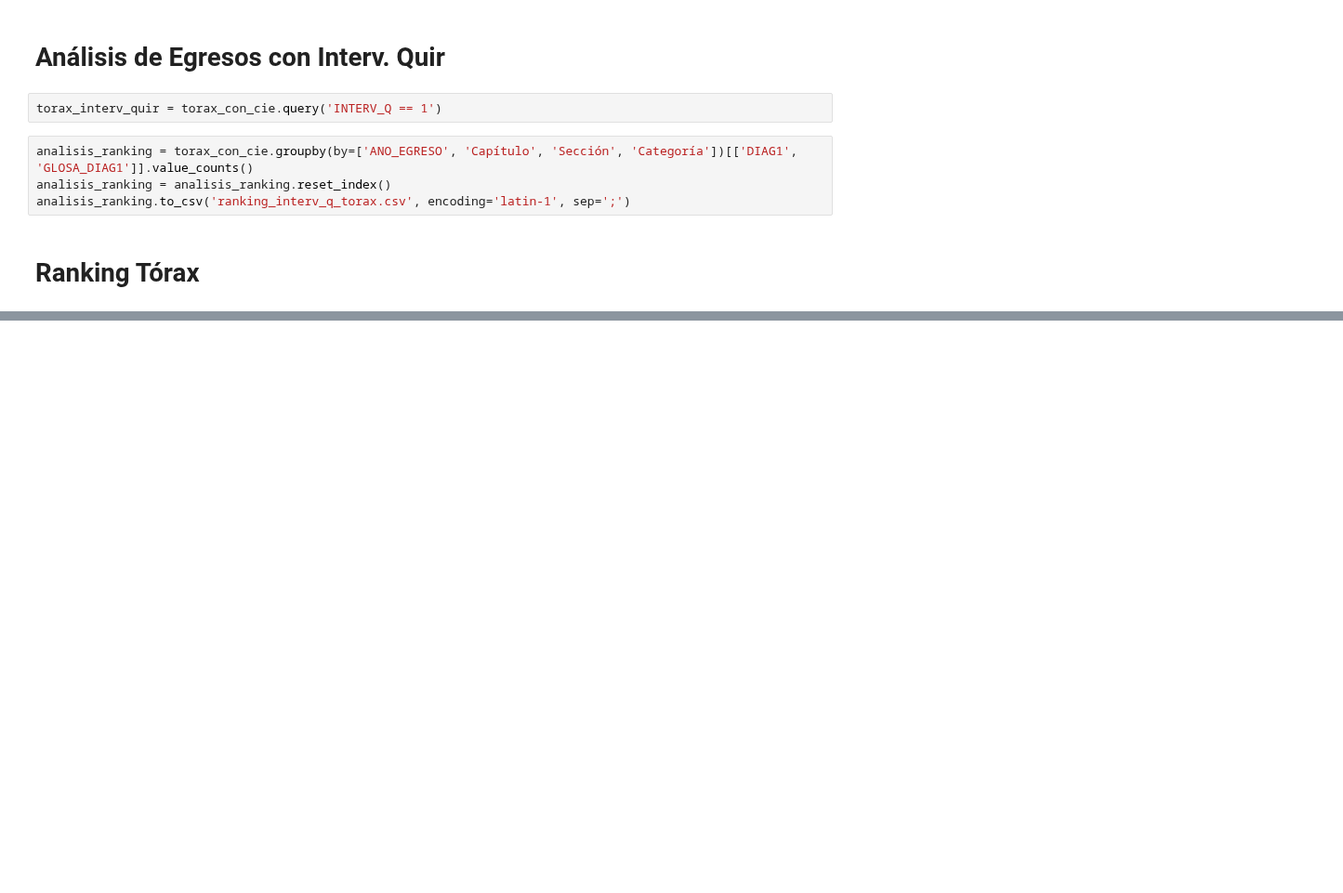
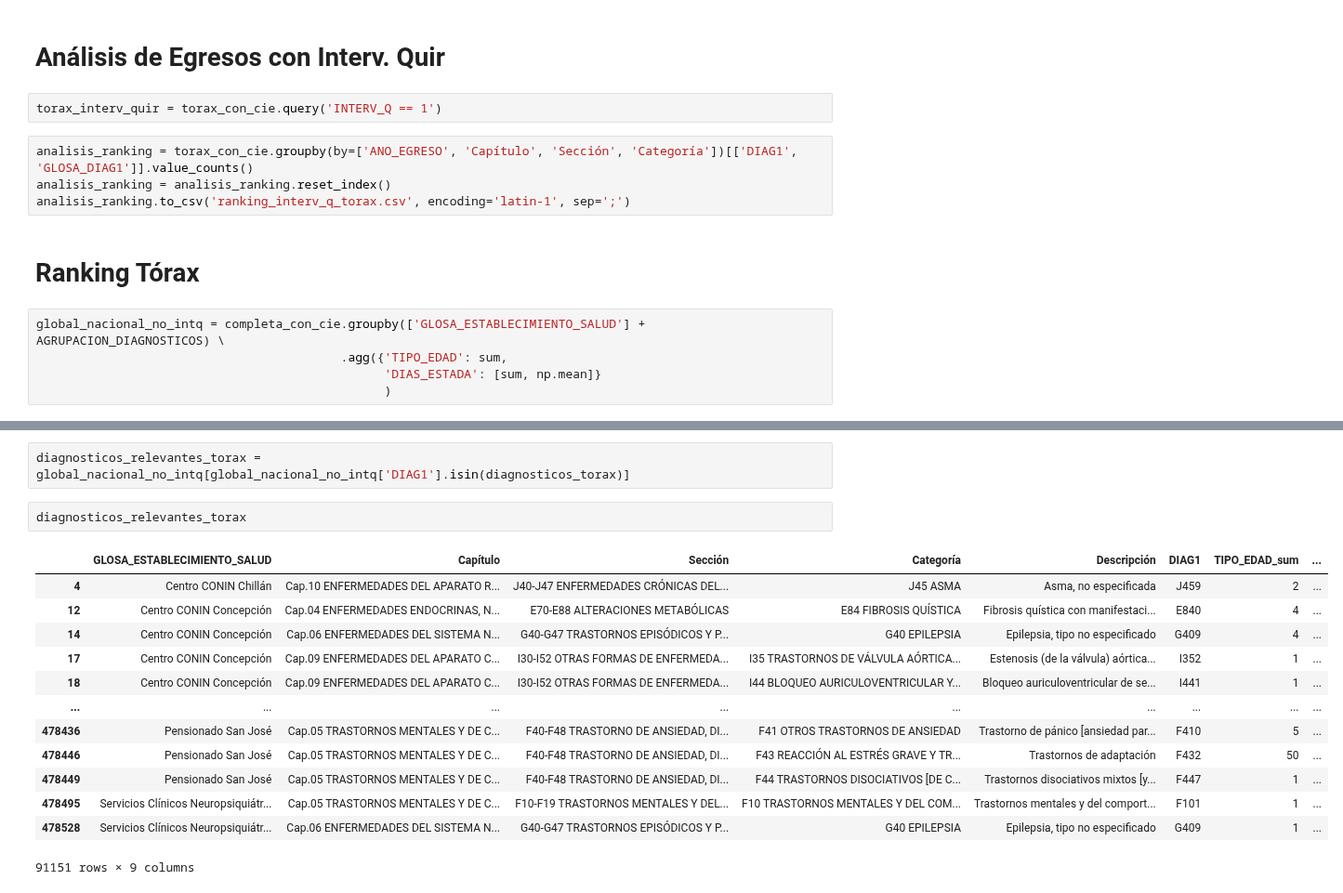
Before and after one commit to JavierRojas14/egresos-hospitalarios, a Jupyter notebook: distribucion_datos.ipynb, the cells around one changed output, grey strips where cells are left out. Shown at 93% size. Drawn from its saved outputs; the diff is of its cells as text; blank space fills up the shorter version.

Commit message:
Busca diagnosticos relevantes para ranking

```diff
--- a/distribucion_datos.ipynb
+++ b/distribucion_datos.ipynb
@@ -333,3 +333,8 @@ analisis_ranking = analisis_ranking.reset_index()
 analisis_ranking.to_csv('ranking_interv_q_torax.csv', encoding='latin-1', sep=';')
 # %% [markdown]
 # Ranking Tórax
+# %%
+global_nacional_no_intq = completa_con_cie.groupby(['GLOSA_ESTABLECIMIENTO_SALUD'] + AGRUPACION_DIAGNOSTICOS) \
+                                          .agg({'TIPO_EDAD': sum,
+                                                'DIAS_ESTADA': [sum, np.mean]}
+                                                )
@@ -335,0 +370,18 @@ analisis_ranking.to_csv('ranking_interv_q_torax.csv', encoding='latin-1', sep=';
+# %%
+diagnosticos_relevantes_torax = global_nacional_no_intq[global_nacional_no_intq['DIAG1'].isin(diagnosticos_torax)]
+# %%
+diagnosticos_relevantes_torax
+# %% [output]
+|  | GLOSA_ESTABLECIMIENTO_SALUD | Capítulo | Sección | Categoría | Descripción | DIAG1 | TIPO_EDAD_sum | ... |
+| 4 | Centro CONIN Chillán | Cap.10 ENFERMEDADES DEL APARATO R... | J40-J47 ENFERMEDADES CRÓNICAS DEL... | J45 ASMA | Asma, no especificada | J459 | 2 | ... |
+| 12 | Centro CONIN Concepción | Cap.04 ENFERMEDADES ENDOCRINAS, N... | E70-E88 ALTERACIONES METABÓLICAS | E84 FIBROSIS QUÍSTICA | Fibrosis quística con manifestaci... | E840 | 4 | ... |
+| 14 | Centro CONIN Concepción | Cap.06 ENFERMEDADES DEL SISTEMA N... | G40-G47 TRASTORNOS EPISÓDICOS Y P... | G40 EPILEPSIA | Epilepsia, tipo no especificado | G409 | 4 | ... |
+| 17 | Centro CONIN Concepción | Cap.09 ENFERMEDADES DEL APARATO C... | I30-I52 OTRAS FORMAS DE ENFERMEDA... | I35 TRASTORNOS DE VÁLVULA AÓRTICA... | Estenosis (de la válvula) aórtica... | I352 | 1 | ... |
+| 18 | Centro CONIN Concepción | Cap.09 ENFERMEDADES DEL APARATO C... | I30-I52 OTRAS FORMAS DE ENFERMEDA... | I44 BLOQUEO AURICULOVENTRICULAR Y... | Bloqueo auriculoventricular de se... | I441 | 1 | ... |
+| ... | ... | ... | ... | ... | ... | ... | ... | ... |
+| 478436 | Pensionado San José | Cap.05 TRASTORNOS MENTALES Y DE C... | F40-F48 TRASTORNO DE ANSIEDAD, DI... | F41 OTROS TRASTORNOS DE ANSIEDAD | Trastorno de pánico [ansiedad par... | F410 | 5 | ... |
+| 478446 | Pensionado San José | Cap.05 TRASTORNOS MENTALES Y DE C... | F40-F48 TRASTORNO DE ANSIEDAD, DI... | F43 REACCIÓN AL ESTRÉS GRAVE Y TR... | Trastornos de adaptación | F432 | 50 | ... |
+| 478449 | Pensionado San José | Cap.05 TRASTORNOS MENTALES Y DE C... | F40-F48 TRASTORNO DE ANSIEDAD, DI... | F44 TRASTORNOS DISOCIATIVOS [DE C... | Trastornos disociativos mixtos [y... | F447 | 1 | ... |
+| 478495 | Servicios Clínicos Neuropsiquiátr... | Cap.05 TRASTORNOS MENTALES Y DE C... | F10-F19 TRASTORNOS MENTALES Y DEL... | F10 TRASTORNOS MENTALES Y DEL COM... | Trastornos mentales y del comport... | F101 | 1 | ... |
+| 478528 | Servicios Clínicos Neuropsiquiátr... | Cap.06 ENFERMEDADES DEL SISTEMA N... | G40-G47 TRASTORNOS EPISÓDICOS Y P... | G40 EPILEPSIA | Epilepsia, tipo no especificado | G409 | 1 | ... |
+91151 rows × 9 columns
```
Also changed, not shown: parts of 2 cells of this notebook.
